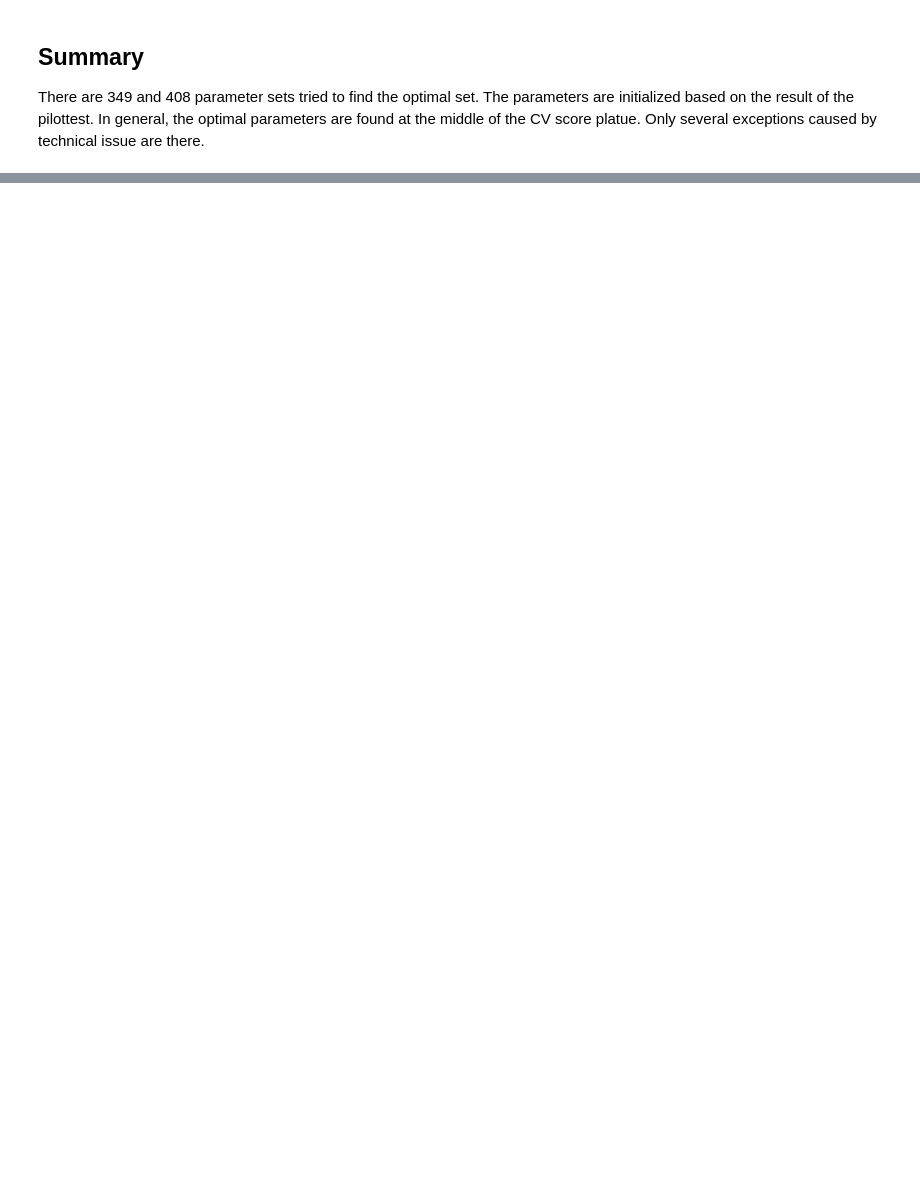
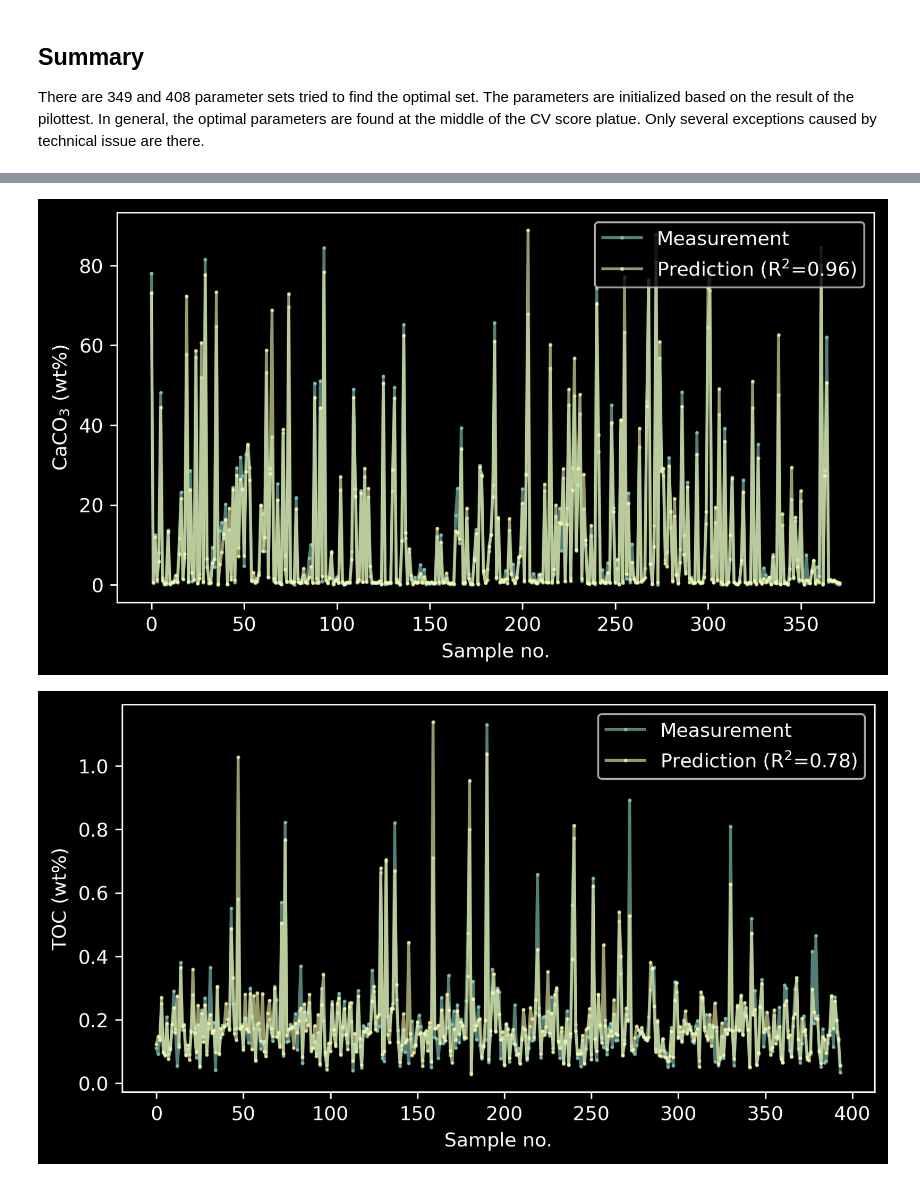
Before and after one commit to dispink/CaCO3_NWP, a Jupyter notebook: build_models_09.ipynb, the cells around one changed output, grey strips where cells are left out. Cells and saved outputs as stored; diff of their text form; code cells hidden in the pictures; blank space fills up the shorter version.

```diff
--- a/build_models_09.ipynb
+++ b/build_models_09.ipynb
@@ -122,0 +113,3 @@ There are 349 and 408 parameter sets tried to find the optimal set. The paramete
+# %%
+y_df = pd.read_csv('results/y_dev_preds_20210823.csv', index_col=0)
+y_df.info()
@@ -122,0 +138,13 @@ There are 349 and 408 parameter sets tried to find the optimal set. The paramete
+# %%
+from sklearn.metrics import r2_score
+from sklearn.metrics import mean_absolute_error
+from sklearn.metrics import max_error
+
+for measurement in ['CaCO3%', 'TOC%']:
+    y = y_df[measurement].dropna()
+    y_pred = y_df['{}_pred'.format(measurement)].dropna()
+
+    print('Scores in the dev set ({}):'.format(measurement))
+    print('R2 = {:.3f} .'.format(r2_score(y, y_pred)))
+    print('The mean absolute error is {:.3f} (%, concetration).'.format(mean_absolute_error(y, y_pred)))
+    print('The max. residual error is {:.3f} (%, concetration).'.format(max_error(y, y_pred)))
@@ -122,0 +160,17 @@ There are 349 and 408 parameter sets tried to find the optimal set. The paramete
+# %%
+for measurement in ['CaCO3%', 'TOC%']:
+    y = y_df[measurement].dropna()
+    y_pred = y_df['{}_pred'.format(measurement)].dropna()
+    plt.figure(figsize=(7, 3.7))
+    plt.plot(range(len(y)), y, marker='o', ms=1, alpha=0.6, label='Measurement')
+    plt.plot(range(len(y)), y_pred, marker='o', ms=1, alpha=0.6, label='Prediction (R$^2$={:.2f})'.format(r2_score(y, y_pred)))
+    if measurement == 'CaCO3%':
+        plt.ylabel('CaCO$_3$ (wt%)')
+    else:
+        plt.ylabel('TOC (wt%)')
+    plt.xlabel('Sample no.')
+    plt.legend(loc = 'upper right')
+    plt.savefig('results/{}_dev_performance_{}.png'.format(measurement[:-1].lower(), date))
+# %% [output]
+[figure, added]
+[figure, added]
```
Also changed, not shown: parts of 17 cells of this notebook.
